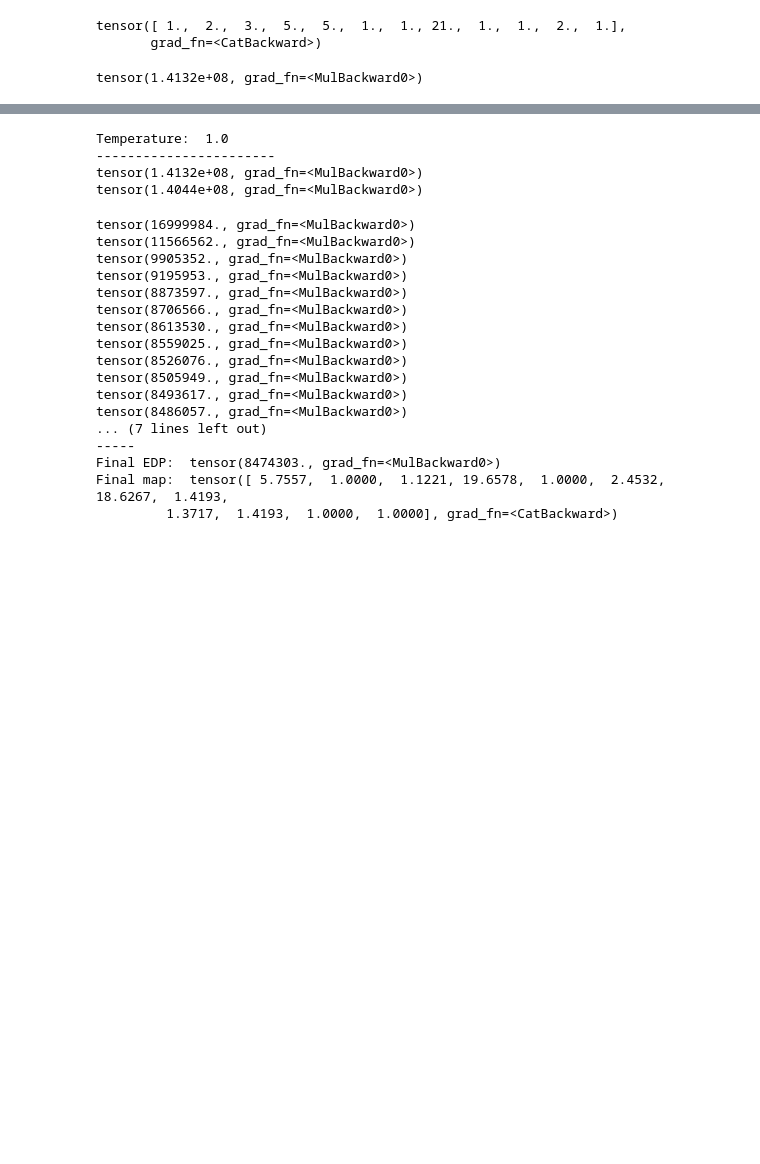
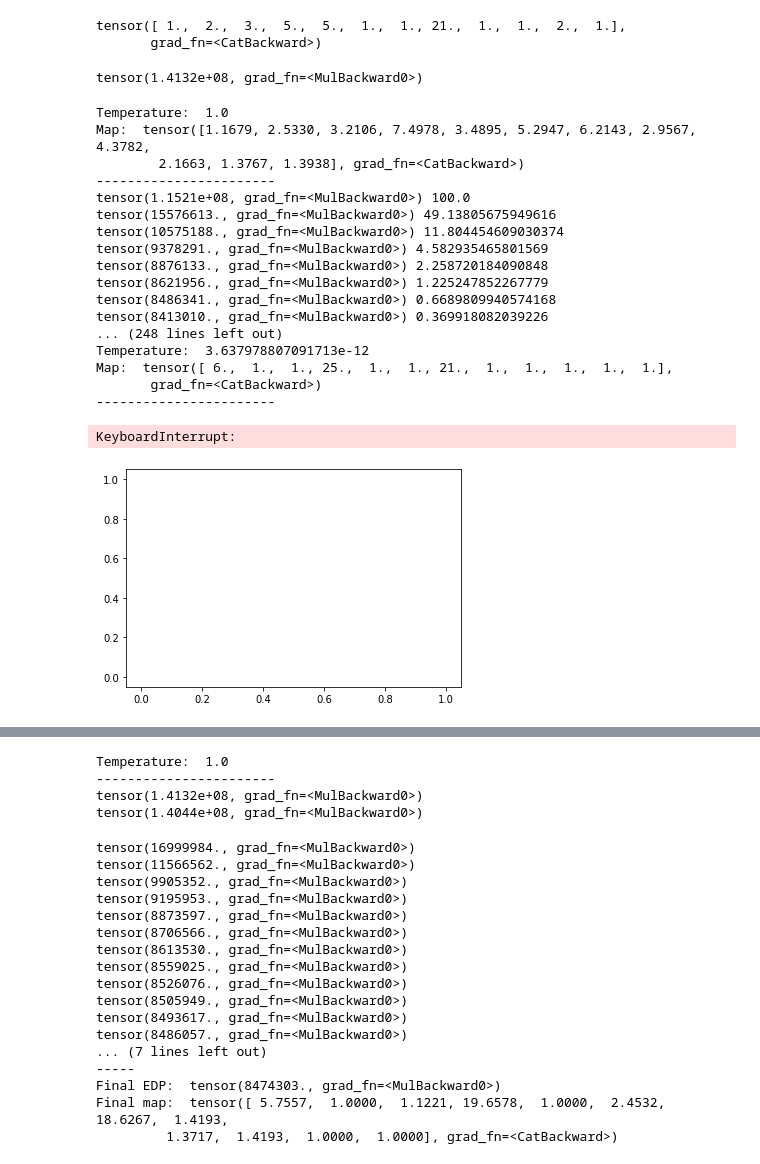
Before and after one commit to abf149/lab2-2022-abf149, a Jupyter notebook: workspace/lab2/archopt.ipynb, the cells around one changed output, grey strips where cells are left out. Drawn from its saved outputs; the diff is of its cells as text; code cells hidden in the pictures; blank space fills up the shorter version.

```diff
--- a/workspace/lab2/archopt.ipynb
+++ b/workspace/lab2/archopt.ipynb
@@ -397,3 +397,77 @@ optimizer.step() # optimize weights
 net(T)
 # %% [output]
 tensor(1.4132e+08, grad_fn=<MulBackward0>)
+# %%
+import math
+import matplotlib.pyplot as plt
+import numpy as np
+
+net = ArchMap_spGEMM(2*3, 5*5, 3*7)
+
+optimizer = optim.Adam(net.parameters() , lr=0.002)
+
+T = torch.tensor([1.0])
+
+edp_list = []
+
+thresh_pct = 0.5
+
+pct = 100.0
+
+i = 0
+
+plt.ion()
+
+fig = plt.figure()
+ax = fig.add_subplot(111)
+line1, = ax.plot(np.array(list(range(len(edp_list)))),np.array(edp_list), 'r-') # Returns a tuple of line objects, thus the comma
+
+net(T)
+
+while(True):
+    print("Temperature: ", T.item())
+    print("Map: ", net.calcMap(T))
+    print("-----------------------")
+    pct = 100.0
+    while(pct > 0.00001):
+        optimizer.zero_grad() # clear gradients
+        edp = net(T) # forward step
+        edp_list.append(edp.item())
+        loss = edp
+        loss.backward() # backprop
+        optimizer.step() # optimize weights
+        if i % 1000 == 0:
+            pct = 100.0
+            if i > 0:
+                pct = 100.0*abs(edp_list[-1]-edp_list[-500])/edp_list[-500] #100.0*abs(edp_list[-1]-edp_list[-2])/edp_list[-2]
+            print(net(T), pct)
+
+
+
+
+        i = i + 1
+    print("Percentage threshold reached")
+    T = T/2.0
+
+
+# len(edp_list)<2 or 100.0*math.abs(edp_list[-1]-edp_list[-2])/edp_list[-2] > thresh_pct
+# %% [output]
+Temperature:  1.0
+Map:  tensor([1.1679, 2.5330, 3.2106, 7.4978, 3.4895, 5.2947, 6.2143, 2.9567, 4.3782,
+        2.1663, 1.3767, 1.3938], grad_fn=<CatBackward>)
+-----------------------
+tensor(1.1521e+08, grad_fn=<MulBackward0>) 100.0
+tensor(15576613., grad_fn=<MulBackward0>) 49.13805675949616
+tensor(10575188., grad_fn=<MulBackward0>) 11.804454609030374
+tensor(9378291., grad_fn=<MulBackward0>) 4.582935465801569
+tensor(8876133., grad_fn=<MulBackward0>) 2.258720184090848
+tensor(8621956., grad_fn=<MulBackward0>) 1.225247852267779
+tensor(8486341., grad_fn=<MulBackward0>) 0.6689809940574168
+tensor(8413010., grad_fn=<MulBackward0>) 0.369918082039226
+... (248 lines left out)
+Temperature:  3.637978807091713e-12
+Map:  tensor([ 6.,  1.,  1., 25.,  1.,  1., 21.,  1.,  1.,  1.,  1.,  1.],
+       grad_fn=<CatBackward>)
+-----------------------
+KeyboardInterrupt:
+[figure, added]
```
Also changed, not shown: parts of 3 cells of this notebook.
